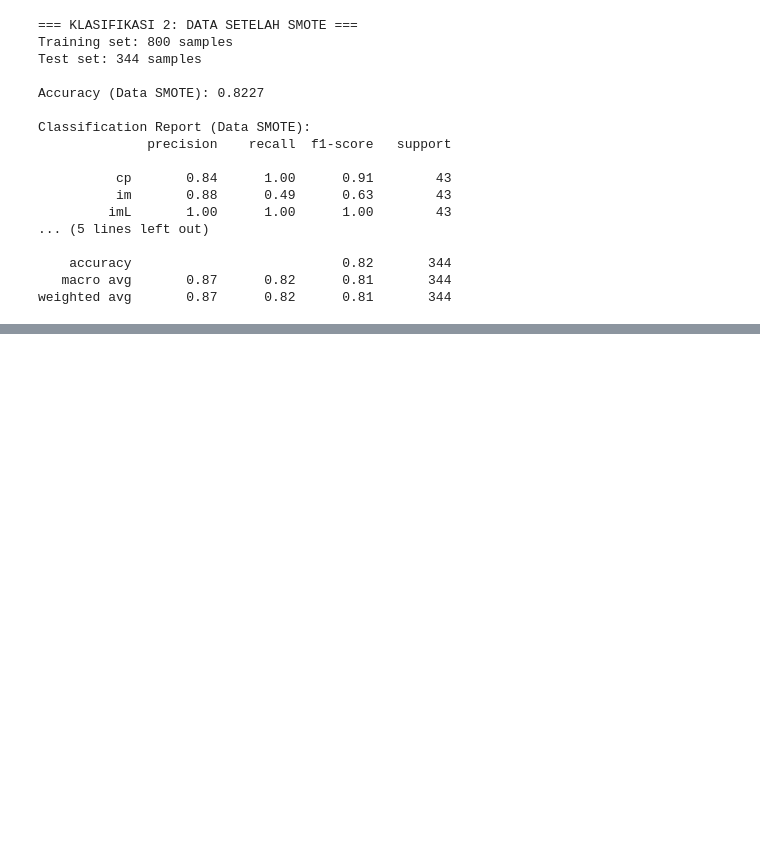
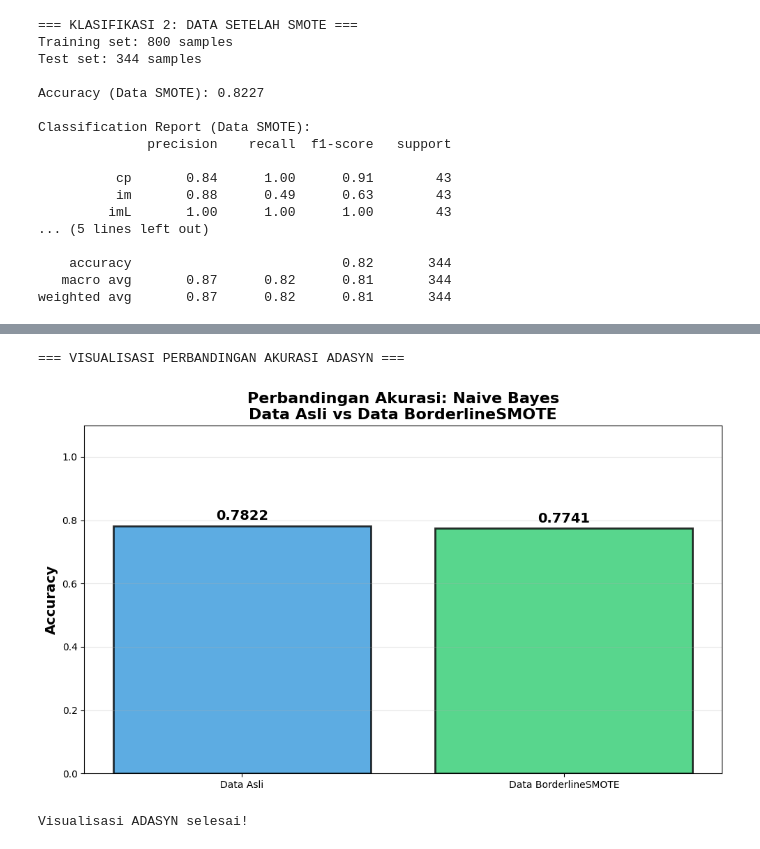
Before and after one commit to elpitaa/PSD, a Jupyter notebook: tugas/_build/html/_sources/Klasifikasi Naive Bayes.ipynb, the cells around one changed output, grey strips where cells are left out. Drawn from its saved outputs; the diff is of its cells as text; code cells hidden in the pictures; blank space fills up the shorter version.

```diff
--- a/tugas/_build/html/_sources/Klasifikasi Naive Bayes.ipynb
+++ b/tugas/_build/html/_sources/Klasifikasi Naive Bayes.ipynb
@@ -432,0 +796,32 @@ Confusion Matrix selesai!
+# %%
+# VISUALISASI SEDERHANA - BAR CHART ADASYN
+print("=== VISUALISASI PERBANDINGAN AKURASI ADASYN ===")
+
+# Buat bar chart sederhana untuk membandingkan akurasi
+fig, ax = plt.subplots(1, 1, figsize=(10, 6))
+
+models = ['Data Asli', f'Data {adasyn_method}']
+accuracies_comp = [acc_original, acc_adasyn]
+colors = ['#3498db', '#2ecc71']
+
+bars = ax.bar(models, accuracies_comp, color=colors, alpha=0.8, edgecolor='black', linewidth=2)
+
+# Tambahkan nilai di atas bar
+for i, (bar, acc) in enumerate(zip(bars, accuracies_comp)):
+    ax.text(bar.get_x() + bar.get_width()/2., acc + 0.01,
+            f'{acc:.4f}', ha='center', va='bottom', fontsize=14, fontweight='bold')
+
+ax.set_ylabel('Accuracy', fontsize=14, fontweight='bold')
+ax.set_title(f'Perbandingan Akurasi: Naive Bayes\nData Asli vs Data {adasyn_method}',
+             fontsize=16, fontweight='bold')
+ax.set_ylim(0, 1.1)
+ax.grid(True, alpha=0.3, axis='y')
+
+plt.tight_layout()
+plt.show()
+
+print("Visualisasi ADASYN selesai!")
+# %% [output]
+=== VISUALISASI PERBANDINGAN AKURASI ADASYN ===
+[figure, added]
+Visualisasi ADASYN selesai!
```
Also changed, not shown: parts of 22 cells of this notebook, 30 other files.
